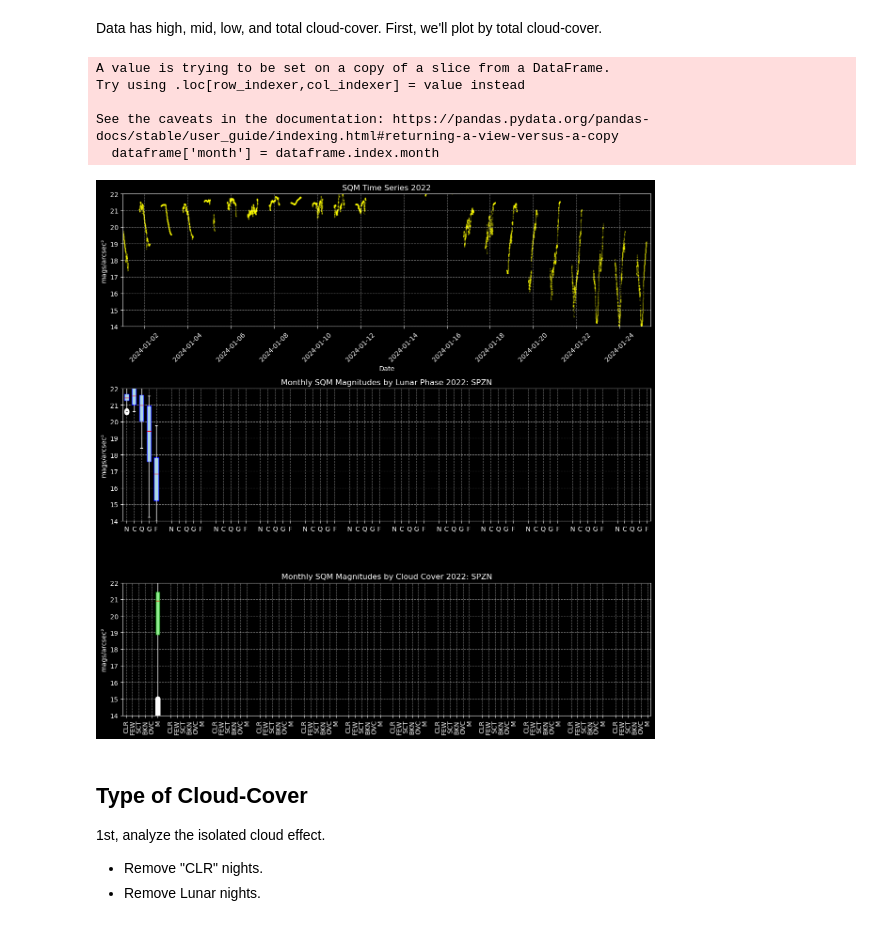
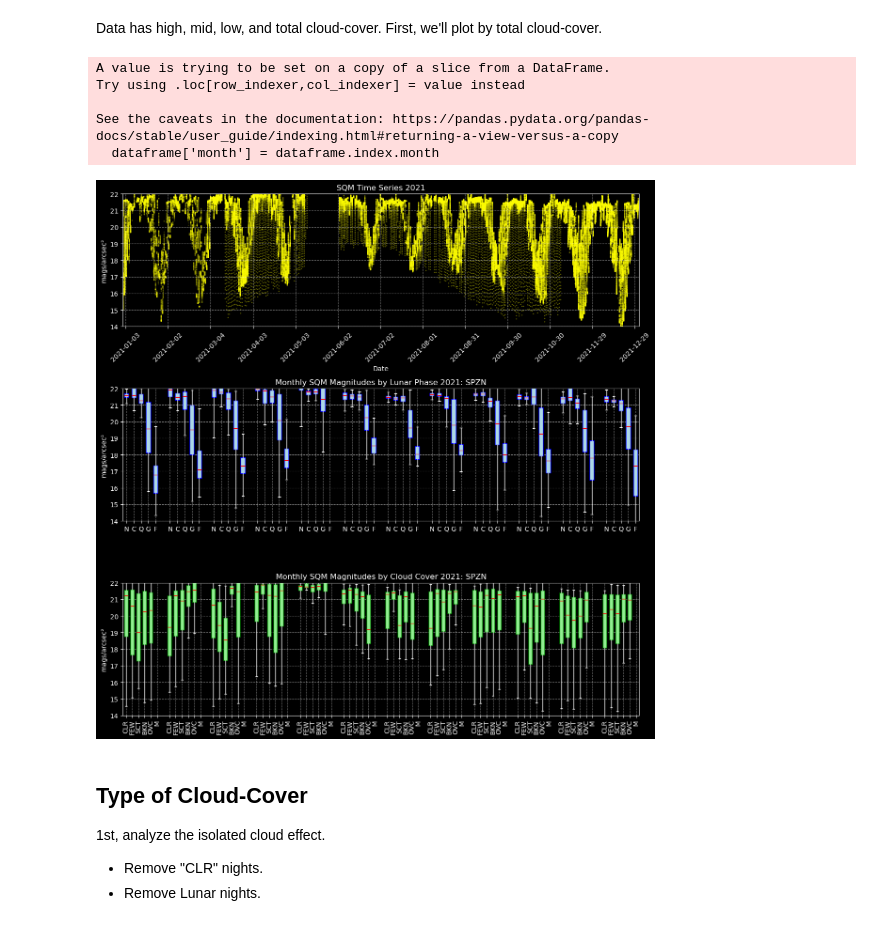
Before and after one commit to jtobs1/SQM_new, a Jupyter notebook: sqm202X_interactive.ipynb, the cells around one changed output. Drawn from its saved outputs; the diff is of its cells as text; code cells hidden in the pictures.

```diff
--- a/sqm202X_interactive.ipynb
+++ b/sqm202X_interactive.ipynb
@@ -26,7 +26,10 @@ import matplotlib as mpl
 # Load the CSV
 # Available data: FCZN, DSZN, HILT, SPZN
 loc = 'SPZN'
-df_csv = f'/Users/jacksontobin/Local_Documents/NightTime_Research/FoCo Night Sky Team/00_SQM/{loc}_merged.csv'
+year = '2021'
+fdir = '/Users/jacksontobin/Local_Documents/NightTime_Research/FoCo Night Sky Team/SQM_DATA/SQM_COMPLETE'
+# df_csv = f'{fdir}/{loc}_merged.csv'
+df_csv = f'{fdir}/{loc}_combined.csv'
 df = pd.read_csv(df_csv)
 df = df.set_index(df['date'])
 df.index = pd.to_datetime(df.index)
@@ -61,0 +39,32 @@ df21, df22, df23, df24 = filter_dataframes.filter_dataframes(df)
+# %%
+# Remove bogus data
+cond = (df['mags'] < 0)
+df['mags'] = df['mags'].mask(cond, np.nan)
+df['date'] = pd.to_datetime(df['date'])
+
+# Filter the date by years
+df_yr = df[(df['date'] < datetime.datetime(year=int(year)+1,month=1,day=1)) &
+            (df['date'] > datetime.datetime(year=int(year),month=1,day=1))]
+# %%
+# Define Cloud-Cover by fraction:
+def f(row):
+    '''
+    classifications from:
+    https://www.eoas.ubc.ca/courses/atsc113/flying/met_concepts/01-met_concepts/01c-cloud_coverage/index.html
+    '''
+    r = row['cloudcover']
+    if (r <= 10):
+        val = 'CLR' # Clear
+    elif (r > 10) & (r <= 30):
+        val = 'FEW' # Few
+    elif (r > 30) & (r <= 50):
+        val = 'SCT' # Scattered
+    elif (r > 50) & (r <= 90):
+        val = 'BKN' # Broken
+    elif (r > 90) & (r <= 100):
+        val = 'OVC' # Overcast
+    else:
+        val = 'M' # Missing
+    return val
+
+df_yr['CC'] = df_yr.apply(f, axis=1)
@@ -64,14 +79,14 @@ df21, df22, df23, df24 = filter_dataframes.filter_dataframes(df)
 # %% [markdown]
 Data has high, mid, low, and total cloud-cover. First, we'll plot by total cloud-cover.
 # %%
-sqm_plot202X.sqm_plot202x(df24, title=loc, year='2022', vmin=14, vmax=22)
+sqm_plot202X.sqm_plot202x(df_yr, title=loc, year=year, vmin=14, vmax=22)
 # %% [output]
 A value is trying to be set on a copy of a slice from a DataFrame.
 Try using .loc[row_indexer,col_indexer] = value instead
 
 See the caveats in the documentation: https://pandas.pydata.org/pandas-docs/stable/user_guide/indexing.html#returning-a-view-versus-a-copy
   dataframe['month'] = dataframe.index.month
-[figure, old version]
+[figure, new version]
 # %% [markdown]
 ## Type of Cloud-Cover
 1st, analyze the isolated cloud effect.
```
Also changed, not shown: parts of 5 cells of this notebook, 9 other files.
